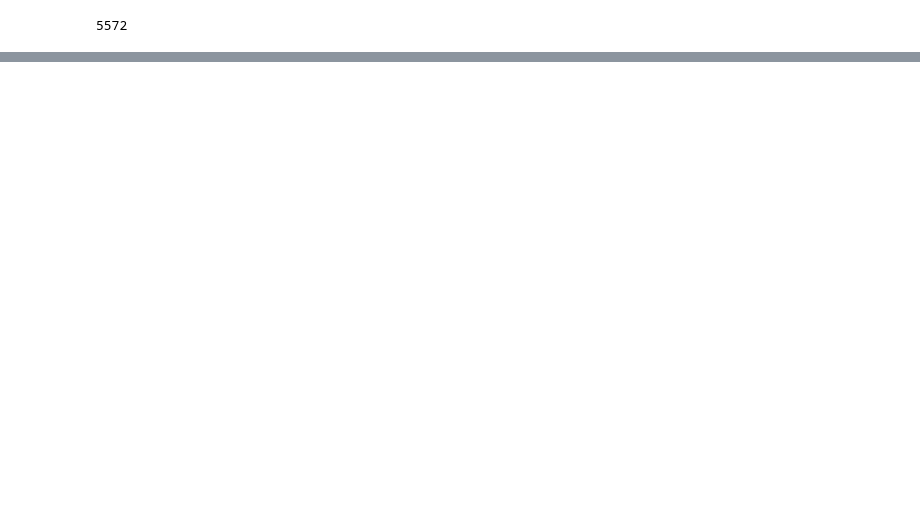
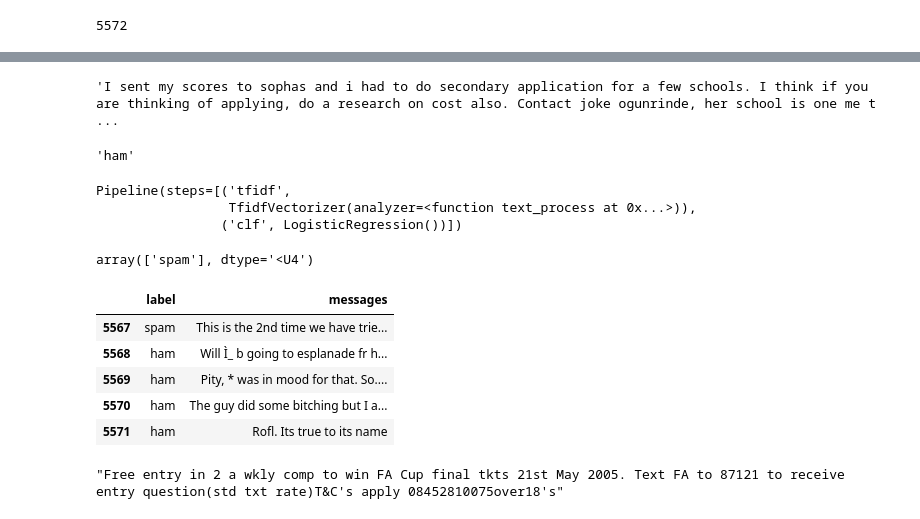
Before and after one commit to Abhi-prasad7042/SpamMessageDetection, a Jupyter notebook: Spam message detection.ipynb, the cells around one changed output, grey strips where cells are left out. Drawn from its saved outputs; the diff is of its cells as text; code cells hidden in the pictures; blank space fills up the shorter version.

```diff
--- a/Spam message detection.ipynb
+++ b/Spam message detection.ipynb
@@ -59,0 +87,3 @@ df["length"].iplot(kind="bar")
+# %%
+#droping length column
+df.drop("len", axis=1, inplace=True)
@@ -164,0 +173,11 @@ score.T.iplot(kind="bar")
+# %%
+#let's predict a message
+
+mess = X_test.iloc[1]
+mess
+# %% [output]
+'I sent my scores to sophas and i had to do secondary application for a few schools. I think if you are thinking of applying, do a research on cost also. Contact joke ogunrinde, her school is one me t ...
+# %%
+model.predict([mess])[0]
+# %% [output]
+'ham'
@@ -164,0 +191,19 @@ score.T.iplot(kind="bar")
+# %%
+model
+# %% [output]
+Pipeline(steps=[('tfidf',
+                 TfidfVectorizer(analyzer=<function text_process at 0x...>)),
+                ('clf', LogisticRegression())])
+# %%
+model.predict(["You just won a Money prize of 100000. plz submit your details Terms&condition apply."])
+# %% [output]
+array(['spam'], dtype='<U4')
+# %%
+df.tail()
+# %% [output]
+|  | label | messages |
+| 5567 | spam | This is the 2nd time we have trie... |
+| 5568 | ham | Will Ì_ b going to esplanade fr h... |
+| 5569 | ham | Pity, * was in mood for that. So.... |
+| 5570 | ham | The guy did some bitching but I a... |
+| 5571 | ham | Rofl. Its true to its name |
@@ -164,0 +214,4 @@ score.T.iplot(kind="bar")
+# %%
+mes
+# %% [output]
+"Free entry in 2 a wkly comp to win FA Cup final tkts 21st May 2005. Text FA to 87121 to receive entry question(std txt rate)T&C's apply 08452810075over18's"
```
Also changed, not shown: parts of 119 cells of this notebook, 6 other files.
